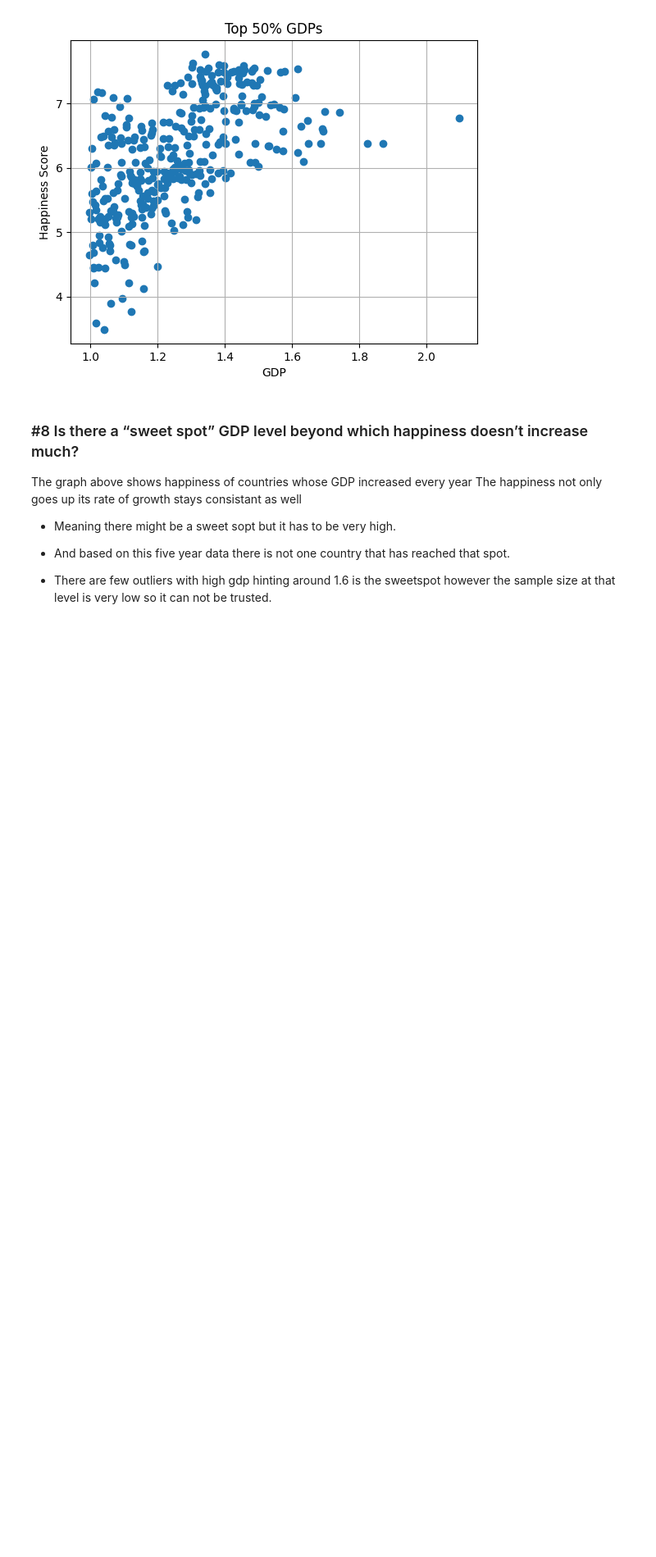
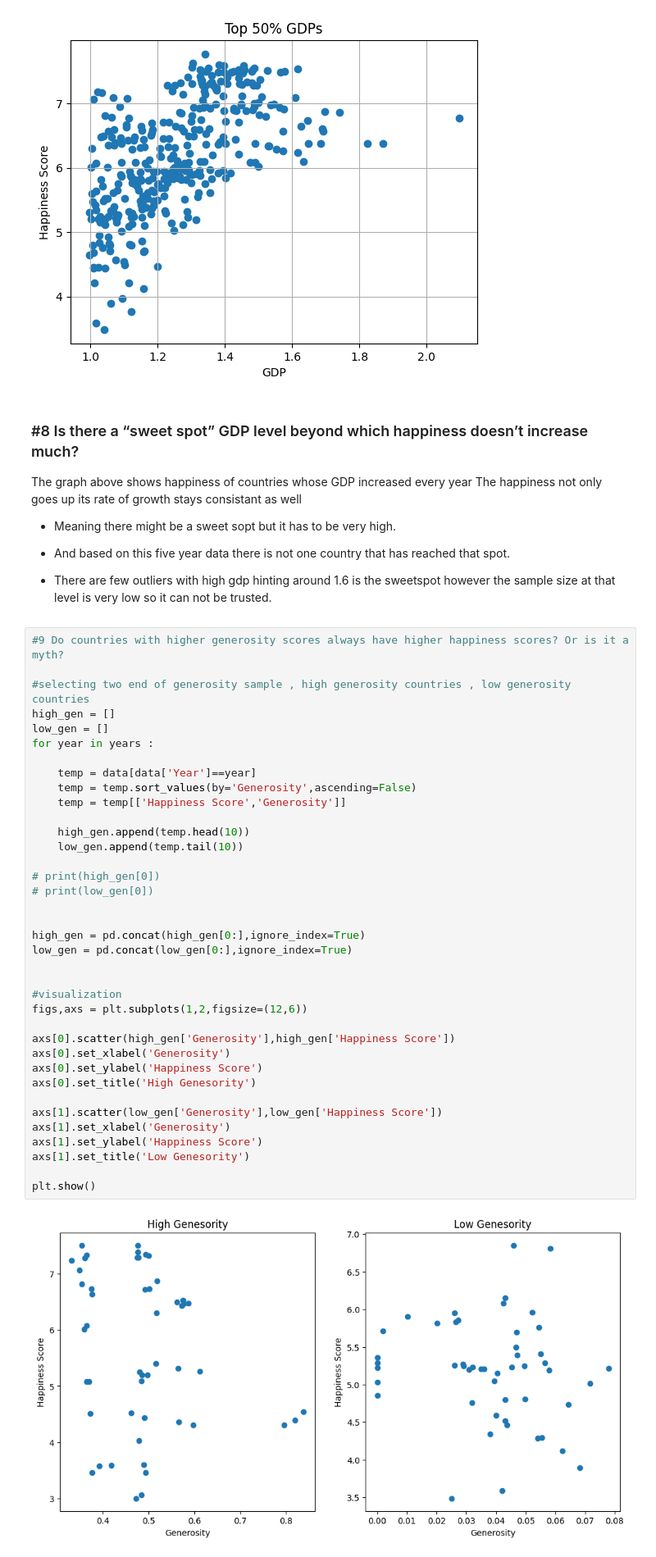
Before and after one commit to yuyutsu02/World-Happiness-Data-Analysis-Mini-Project, a Jupyter notebook: notebooks/EDA.ipynb, the cells around one changed output. Shown at 82% size. Cells and saved outputs as stored; diff of their text form; blank space fills up the shorter version.

Commit message:
generosity effect on happiness

```diff
--- a/notebooks/EDA.ipynb
+++ b/notebooks/EDA.ipynb
@@ -577,3 +577,42 @@ The happiness not only goes up its rate of growth stays consistant as well
 * And based on this five year data there is not one country that has reached that spot.
 
 * There are few outliers with high gdp hinting around 1.6 is the sweetspot however the sample size at that level is very low so it can not be trusted.
+# %%
+#9 Do countries with higher generosity scores always have higher happiness scores? Or is it a myth?
+
+#selecting two end of generosity sample , high generosity countries , low generosity countries
+high_gen = []
+low_gen = []
+for year in years :
+
+    temp = data[data['Year']==year]
+    temp = temp.sort_values(by='Generosity',ascending=False)
+    temp = temp[['Happiness Score','Generosity']]
+
+    high_gen.append(temp.head(10))
+    low_gen.append(temp.tail(10))
+
+# print(high_gen[0])
+# print(low_gen[0])
+
+
+high_gen = pd.concat(high_gen[0:],ignore_index=True)
+low_gen = pd.concat(low_gen[0:],ignore_index=True)
+
+
+#visualization
+figs,axs = plt.subplots(1,2,figsize=(12,6))
+
+axs[0].scatter(high_gen['Generosity'],high_gen['Happiness Score'])
+axs[0].set_xlabel('Generosity')
+axs[0].set_ylabel('Happiness Score')
+axs[0].set_title('High Genesority')
+
+axs[1].scatter(low_gen['Generosity'],low_gen['Happiness Score'])
+axs[1].set_xlabel('Generosity')
+axs[1].set_ylabel('Happiness Score')
+axs[1].set_title('Low Genesority')
+
+plt.show()
+# %% [output]
+[figure, added]
```
Also changed, not shown: parts of 1 cell of this notebook.
